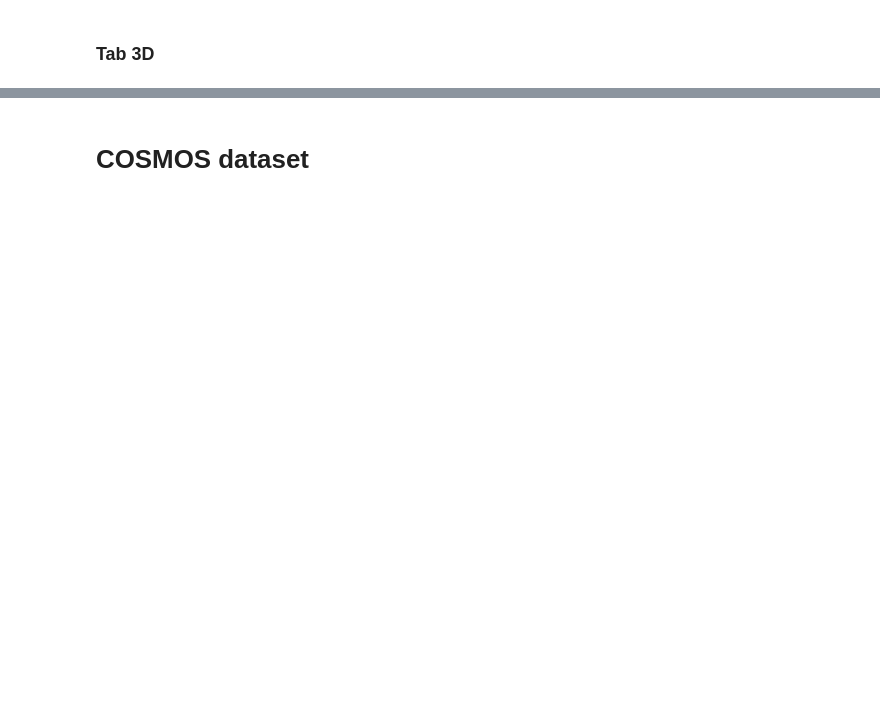
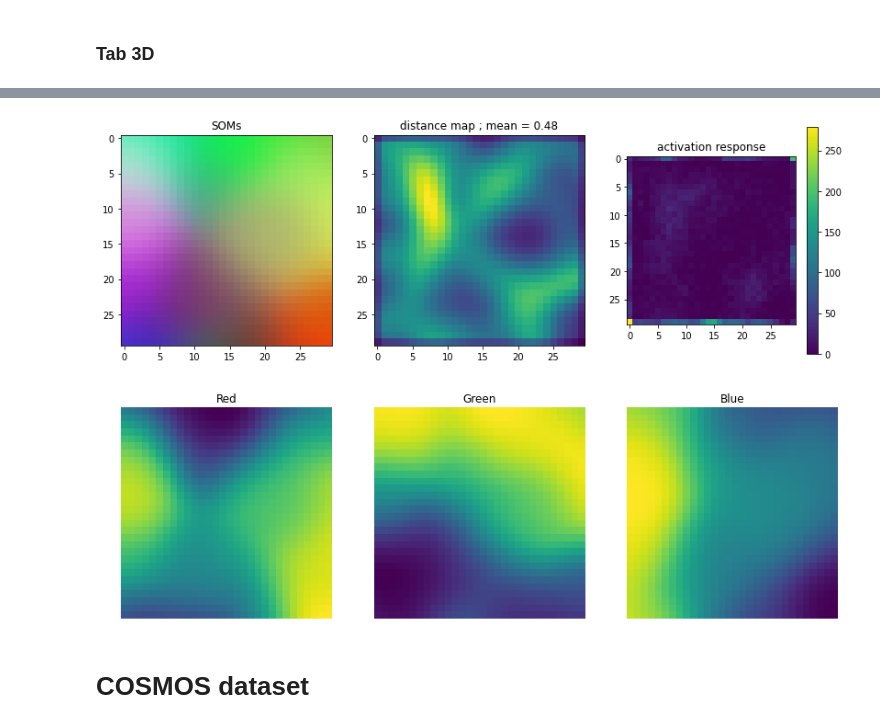
Before and after one commit to Oliv2398/SOMs-in-astrophysics, a Jupyter notebook: SOMs_colors.ipynb, the cells around one changed output, grey strips where cells are left out. Saved outputs shown, nothing was run; the diff lists cells and outputs as text; code cells hidden in the pictures; blank space fills up the shorter version.

```diff
--- a/SOMs_colors.ipynb
+++ b/SOMs_colors.ipynb
@@ -88,3 +114,7 @@ plt.colorbar();
+# %%
+som_color(data_color, wts_color, color_names,True)
+# %% [output]
+[figure, added]
 # %% [markdown]
 # COSMOS dataset
 # %%
```
Also changed, not shown: parts of 32 cells of this notebook.
